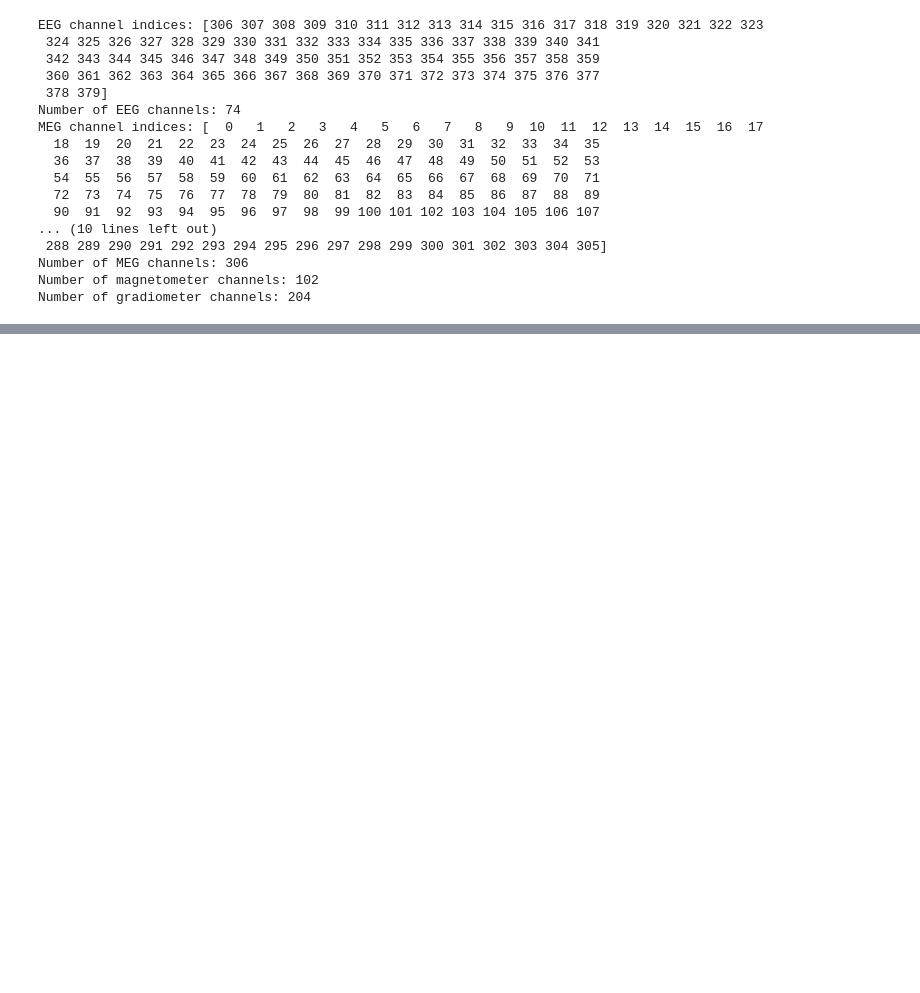
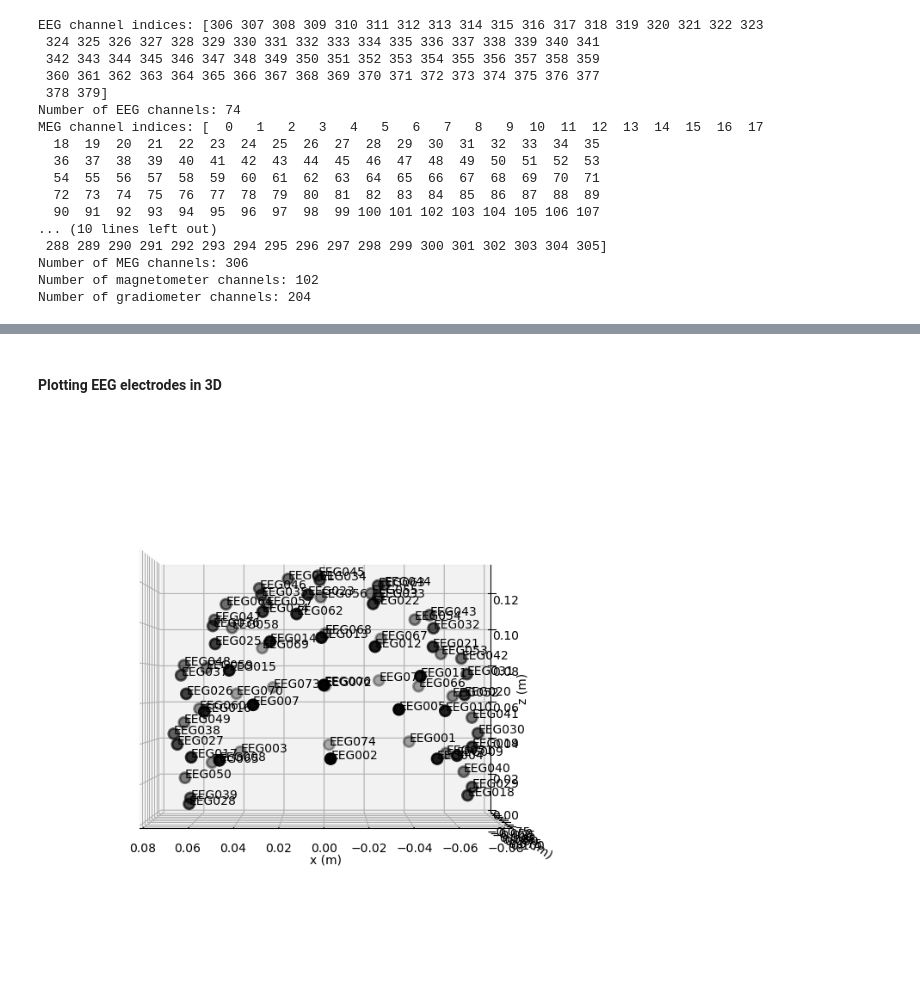
Before and after one commit to timfarkas/Synaptech, a Jupyter notebook: data_magic/data_testing.ipynb, the cells around one changed output, grey strips where cells are left out. Cells and saved outputs as stored; diff of their text form; code cells hidden in the pictures; blank space fills up the shorter version.

```diff
--- a/data_magic/data_testing.ipynb
+++ b/data_magic/data_testing.ipynb
@@ -116,0 +168,11 @@ Number of gradiometer channels: 204
+# %% [markdown]
+#### Plotting EEG electrodes in 3D
+# %%
+%matplotlib inline
+
+import warnings
+with warnings.catch_warnings():
+    warnings.filterwarnings("ignore", category=RuntimeWarning)
+    raw.plot_sensors(kind='3d', ch_type='eeg', show_names=True)
+# %% [output]
+[figure, added]
```
Also changed, not shown: parts of 31 cells of this notebook.
